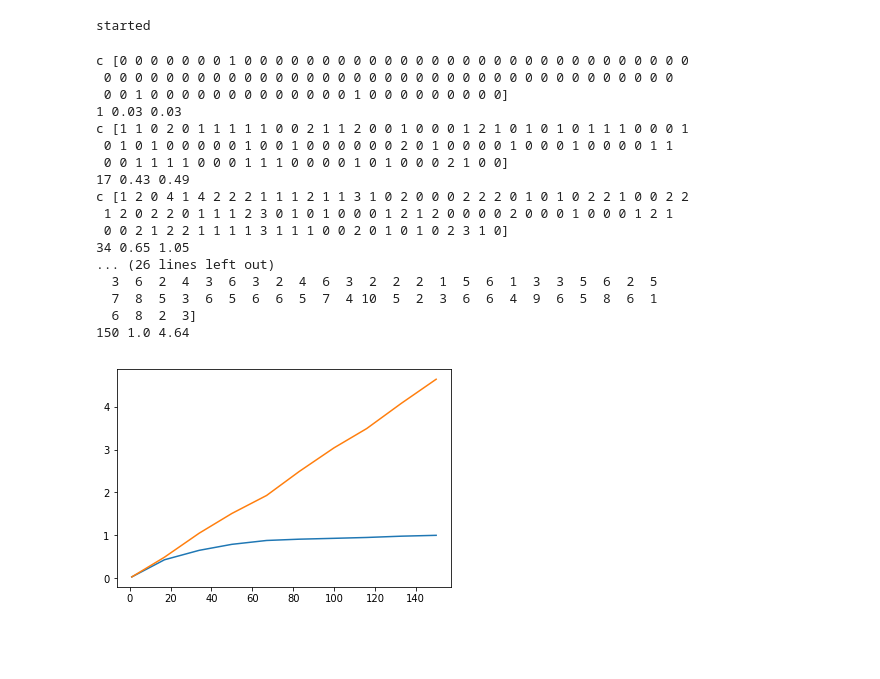
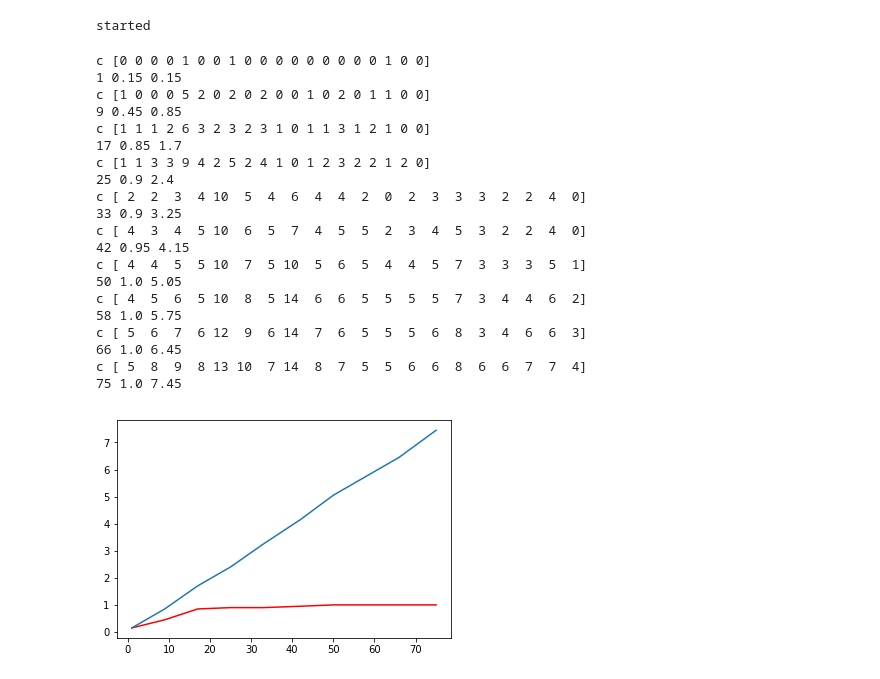
Before and after one commit to rjm49/mltm, a Jupyter notebook: next_gen/DATA_GEN.ipynb, the cells around one changed output. Saved outputs shown, nothing was run; the diff lists cells and outputs as text; code cells hidden in the pictures; blank space fills up the shorter version.

```diff
--- a/next_gen/DATA_GEN.ipynb
+++ b/next_gen/DATA_GEN.ipynb
@@ -160,8 +160,8 @@ def gen_rasch_run(n_factors, a0, a1, min_active_traits, max_active_traits, test_
 #     prs = numpy.maximum(zmask,prs)
 #     probs2 = numpy.prod(prs, axis=1).reshape(n_students, n_questions)
 
-#     probs2 = calc_probs_from_embs(students, questions)
-    probs2 = None
+    probs2 = calc_probs_from_embs(students, questions)
+#     probs2 = None
 
 #     for vi in range(len(students)):
 #         for mi in range(len(questions)):
@@ -614,54 +614,57 @@ def stitch_n_split(_pairs, sts, qns, realise=True, rpt=False):
 def calc_skills_coverage():
     xs=[]
     ys=[]
     ycnts=[]
-    n_factors, min_active, max_active = 100,1,5
+    n_factors, min_active, max_active = 20,1,3
     n_students = 1
     tw=1
     a0=1
     a1=1
-    max_n_qns = 150
+    max_n_qns = 75
     n_questions_list = numpy.linspace(1,max_n_qns,num=10).astype("int")
 
     _, _, students_temp, qz_temp  = gen_rasch_run(n_factors, a0, a1, min_active, max_active, test_w = tw, n_students=n_students, n_questions=max_n_qns)
     for n_questions in n_questions_list:
         cnt = numpy.array([False]*n_factors).astype("int")
 #         plt.hist(qz_temp.flatten(), alpha=0.5)
 #         plt.show()
         for q in qz_temp[0:n_questions]:
             active = (q > -10).astype("int")
 #             print("a",active)
             cnt = cnt + active
             seen = numpy.clip(cnt, 0,1)
         print("c",cnt)
         print(n_questions, numpy.mean(seen), numpy.mean(cnt))
         xs.append(n_questions)
         ys.append(numpy.mean(seen))
         ycnts.append(numpy.mean(cnt))
-    plt.plot(xs,ys)
+    plt.plot(xs,ys, c="red")
     plt.plot(xs,ycnts)
     plt.show()
 
 calc_skills_coverage()
 # %% [output]
-c [0 0 0 0 0 0 0 1 0 0 0 0 0 0 0 0 0 0 0 0 0 0 0 0 0 0 0 0 0 0 0 0 0 0 0 0 0
- 0 0 0 0 0 0 0 0 0 0 0 0 0 0 0 0 0 0 0 0 0 0 0 0 0 0 0 0 0 0 0 0 0 0 0 0 0
- 0 0 1 0 0 0 0 0 0 0 0 0 0 0 0 0 1 0 0 0 0 0 0 0 0 0]
-1 0.03 0.03
-c [1 1 0 2 0 1 1 1 1 1 0 0 2 1 1 2 0 0 1 0 0 0 1 2 1 0 1 0 1 0 1 1 1 0 0 0 1
- 0 1 0 1 0 0 0 0 0 1 0 0 1 0 0 0 0 0 0 2 0 1 0 0 0 0 1 0 0 0 1 0 0 0 0 1 1
- 0 0 1 1 1 1 0 0 0 1 1 1 0 0 0 0 1 0 1 0 0 0 2 1 0 0]
-17 0.43 0.49
-c [1 2 0 4 1 4 2 2 2 1 1 1 2 1 1 3 1 0 2 0 0 0 2 2 2 0 1 0 1 0 2 2 1 0 0 2 2
- 1 2 0 2 2 0 1 1 1 2 3 0 1 0 1 0 0 0 1 2 1 2 0 0 0 0 2 0 0 0 1 0 0 0 1 2 1
- 0 0 2 1 2 2 1 1 1 1 3 1 1 1 0 0 2 0 1 0 1 0 2 3 1 0]
-34 0.65 1.05
-... (26 lines left out)
-  3  6  2  4  3  6  3  2  4  6  3  2  2  2  1  5  6  1  3  3  5  6  2  5
-  7  8  5  3  6  5  6  6  5  7  4 10  5  2  3  6  6  4  9  6  5  8  6  1
-  6  8  2  3]
-150 1.0 4.64
+c [0 0 0 0 1 0 0 1 0 0 0 0 0 0 0 0 0 1 0 0]
+1 0.15 0.15
+c [1 0 0 0 5 2 0 2 0 2 0 0 1 0 2 0 1 1 0 0]
+9 0.45 0.85
+c [1 1 1 2 6 3 2 3 2 3 1 0 1 1 3 1 2 1 0 0]
+17 0.85 1.7
+c [1 1 3 3 9 4 2 5 2 4 1 0 1 2 3 2 2 1 2 0]
+25 0.9 2.4
+c [ 2  2  3  4 10  5  4  6  4  4  2  0  2  3  3  3  2  2  4  0]
+33 0.9 3.25
+c [ 4  3  4  5 10  6  5  7  4  5  5  2  3  4  5  3  2  2  4  0]
+42 0.95 4.15
+c [ 4  4  5  5 10  7  5 10  5  6  5  4  4  5  7  3  3  3  5  1]
+50 1.0 5.05
+c [ 4  5  6  5 10  8  5 14  6  6  5  5  5  5  7  3  4  4  6  2]
+58 1.0 5.75
+c [ 5  6  7  6 12  9  6 14  7  6  5  5  5  6  8  3  4  6  6  3]
+66 1.0 6.45
+c [ 5  8  9  8 13 10  7 14  8  7  5  5  6  6  8  6  6  7  7  4]
+75 1.0 7.45
-[figure, old version]
+[figure, new version]
 # %%
 gen_m_cache = pickle.load(open("generators.p", "rb"))
 # %%
```
Also changed, not shown: parts of 9 cells of this notebook, 4 other files.
